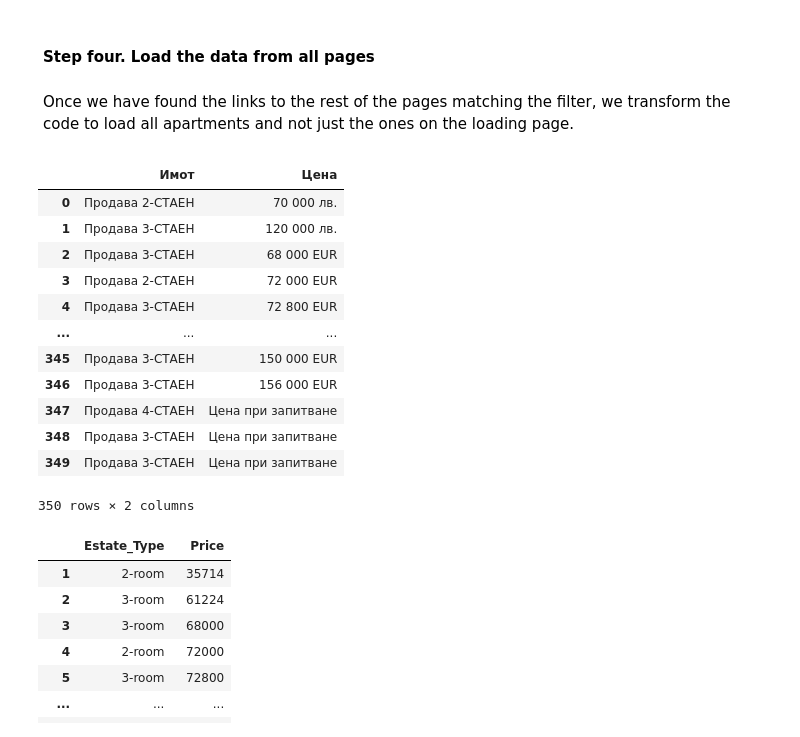
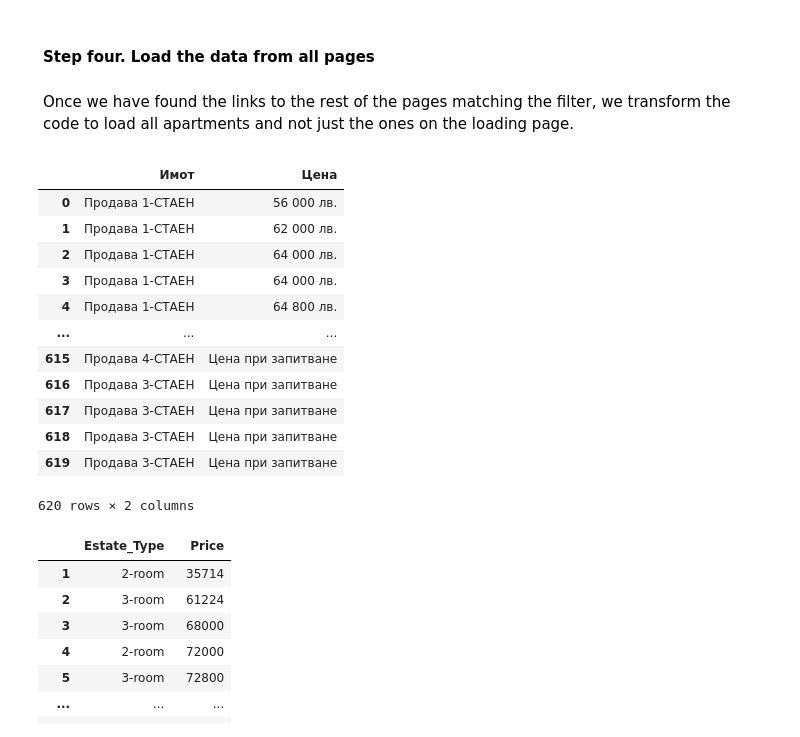
Before and after one commit to StefanRaychev/Web-scraping-and-data-analysis-of-estate-market, a Jupyter notebook: Scraping.ipynb, the cells around one changed output. Drawn from its saved outputs; the diff is of its cells as text; code cells hidden in the pictures.

```diff
--- a/Scraping.ipynb
+++ b/Scraping.ipynb
@@ -183,6 +183,7 @@ Next Page URL: //www.imot.bg/pcgi/imot.cgi?act=3&slink=9bhxh7&f1=9
 <p style="color:black; background-color:white; padding:5px">Once we have found the links to the rest of the pages matching the filter, we transform the code to load all apartments and not just the ones on the loading page.</p>
 # %%
 estate_collection_all = {}  # Initialize the dictionary outside the loop
+estate_collection_all1 = {}
 
 URL_imotibg_first_page = "https://www.imot.bg/pcgi/imot.cgi?act=3&slink=9bhxh7&f1=1"
 loading_page_imoti = requests.get(URL_imotibg_first_page)
@@ -194,49 +195,51 @@ next_page_elements = soup_loading_page.find_all('a', class_='pageNumbers')
 p_elements_loading_page = soup_loading_page.find_all('div', class_='price')
 type_elements_loading_page = soup_loading_page.find_all('a', class_='lnk1')
 
 for index, (p, t) in enumerate(zip(p_elements_loading_page, type_elements_loading_page)):
     estate_collection_all.setdefault('Имот', []).append(t.text.strip())
     estate_collection_all.setdefault('Цена', []).append(p.text.strip())
 
 for next_page_element in next_page_elements:
     next_page_url = next_page_element['href']  # Join the base URL with the relative URL
 
     # Make a request to the next page URL
     response = requests.get(url='http:' + next_page_url)
 
     # Parse the HTML content of the next page
     soup_next_page = BeautifulSoup(response.content.decode('windows-1251'), 'html.parser')
 
     # Perform scraping operations on the parsed HTML
     # Extract the desired data from the parsed HTML using BeautifulSoup methods
 
     # Example: Extract all paragraph elements from the next page
     # Find all 'p' elements within the 'div' with class 'page'
     p_elements_next_page = soup_next_page.find_all('div', class_='price')
     type_elements_next_page = soup_next_page.find_all('a', class_='lnk1')
 
     for index, (p, t) in enumerate(zip(p_elements_next_page, type_elements_next_page)):
-        if index % 2 != 0:  # Only add even-indexed elements
-            estate_collection_all.setdefault('Имот', []).append(t.text.strip())
-            estate_collection_all.setdefault('Цена', []).append(p.text.strip())
+        estate_collection_all1.setdefault('Имот', []).append(t.text.strip())
+        estate_collection_all1.setdefault('Цена', []).append(p.text.strip())
 
 # Create the DataFrame from the accumulated data
 df_estate_collection_all = pd.DataFrame(estate_collection_all)
-df_estate_collection_all
+
+
+df_estate_collection_all1 = pd.DataFrame(estate_collection_all1)
+df_estate_collection_all1
 # %% [output]
 |  | Имот | Цена |
-| 0 | Продава 2-СТАЕН | 70 000 лв. |
-| 1 | Продава 3-СТАЕН | 120 000 лв. |
-| 2 | Продава 3-СТАЕН | 68 000 EUR |
-| 3 | Продава 2-СТАЕН | 72 000 EUR |
-| 4 | Продава 3-СТАЕН | 72 800 EUR |
+| 0 | Продава 1-СТАЕН | 56 000 лв. |
+| 1 | Продава 1-СТАЕН | 62 000 лв. |
+| 2 | Продава 1-СТАЕН | 64 000 лв. |
+| 3 | Продава 1-СТАЕН | 64 000 лв. |
+| 4 | Продава 1-СТАЕН | 64 800 лв. |
 | ... | ... | ... |
-| 345 | Продава 3-СТАЕН | 150 000 EUR |
-| 346 | Продава 3-СТАЕН | 156 000 EUR |
-| 347 | Продава 4-СТАЕН | Цена при запитване |
-| 348 | Продава 3-СТАЕН | Цена при запитване |
-| 349 | Продава 3-СТАЕН | Цена при запитване |
+| 615 | Продава 4-СТАЕН | Цена при запитване |
+| 616 | Продава 3-СТАЕН | Цена при запитване |
+| 617 | Продава 3-СТАЕН | Цена при запитване |
+| 618 | Продава 3-СТАЕН | Цена при запитване |
+| 619 | Продава 3-СТАЕН | Цена при запитване |
-350 rows × 2 columns
+620 rows × 2 columns
 # %%
 # transform the index to start from 1
 df_estate_collection_all.index = df_estate_collection_all.index + 1
```
Also changed, not shown: parts of 2 cells of this notebook.
